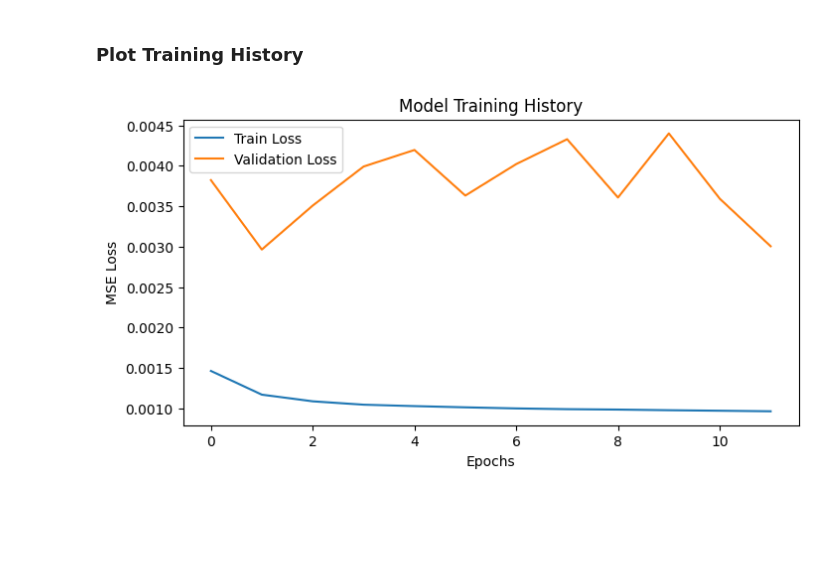
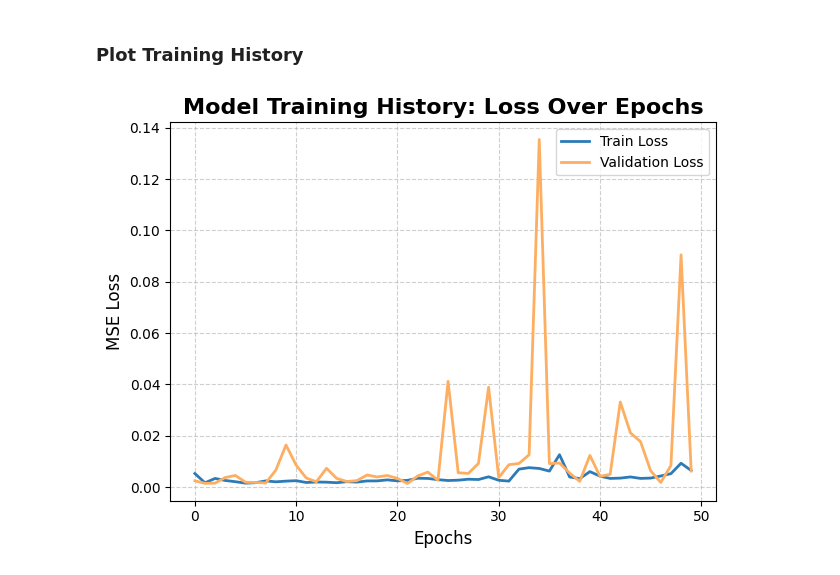
Before and after one commit to it22258380/DL-Assignment, a Jupyter notebook: LSTM_Hasindu.ipynb, the cells around one changed output. Drawn from its saved outputs; the diff is of its cells as text; code cells hidden in the pictures; blank space fills up the shorter version.

```diff
--- a/LSTM_Hasindu.ipynb
+++ b/LSTM_Hasindu.ipynb
@@ -16,6 +31,6 @@ from sklearn.model_selection import train_test_split
 # %%
 # Load dataset
-df = pd.read_csv('/content/drive/MyDrive/Deep_Learning_Assignment/SriLanka_Weather_Dataset.csv')
+df = pd.read_csv('./weather-dataset/SriLanka_Weather_Dataset.csv')
 
 # View basic info
 print("Initial shape:", df.shape)
@@ -66,15 +91,20 @@ scaled_df = pd.DataFrame(scaled_data, columns=features, index=df.index)
 # %% [markdown]
 ### Create Sequences for LSTM
 # %%
-def create_sequences(dataset, look_back=30):
+def create_sequences(dataset, features_list, target_col, look_back=30):
+    # Find the numeric index of the target column
+    target_index = features_list.index(target_col)
+
     X, y = [], []
     for i in range(len(dataset) - look_back):
-        X.append(dataset[i:i+look_back, :])  # past 30 days
-        y.append(dataset[i+look_back, 2])    # predict temperature_2m_mean
+        X.append(dataset[i:i+look_back, :])
+        y.append(dataset[i + look_back, target_index])
+
     return np.array(X), np.array(y)
 
-look_back = 30  # 30 days history
-X, y = create_sequences(scaled_data, look_back)
+look_back = 30  # num of timesteps
+features_list = data.columns.tolist() # all selected features
+X, y = create_sequences(scaled_data, features_list, target_col, look_back)
 
 print(f"Shape of X: {X.shape}")
 print(f"Shape of y: {y.shape}")
@@ -154,0 +175,5 @@ Model: "sequential"
+# %%
+from tensorflow.keras.models import load_model
+import tensorflow as tf
+
+model = load_model('lstm_temperature_forecast_20251017_1326.keras')
@@ -160,6 +216,5 @@ history = model.fit(
     validation_data=(X_test, y_test),
     epochs=50,
     batch_size=32,
-    callbacks=[early_stop],
     verbose=1
 )
@@ -195,13 +240,19 @@ print(f"Test RMSE: {np.sqrt(test_loss):.6f}")
 # %% [markdown]
 ### Plot Training History
 # %%
-plt.figure(figsize=(8, 4))
-plt.plot(history.history['loss'], label='Train Loss')
-plt.plot(history.history['val_loss'], label='Validation Loss')
-plt.title('Model Training History')
-plt.xlabel('Epochs')
-plt.ylabel('MSE Loss')
-plt.legend()
+history = history.history # only for original keras history object
+
+# Use the 'history' object to plot the loss over time
+plt.plot(history['loss'], label='Train Loss', color='#2c7bb6', linewidth=2)
+plt.plot(history['val_loss'], label='Validation Loss', color='#fdae61', linewidth=2)
+
+# Apply aesthetics
+plt.title('Model Training History: Loss Over Epochs', fontsize=16, fontweight='bold')
+plt.xlabel('Epochs', fontsize=12)
+plt.ylabel('MSE Loss', fontsize=12)
+plt.legend(fontsize=10, loc='upper right')
+plt.grid(True, linestyle='--', alpha=0.6)
+plt.tight_layout() # Adjust plot to prevent labels from overlapping
 plt.show()
 # %% [output]
-[figure, old version]
+[figure, new version]
```
Also changed, not shown: parts of 23 cells of this notebook.
